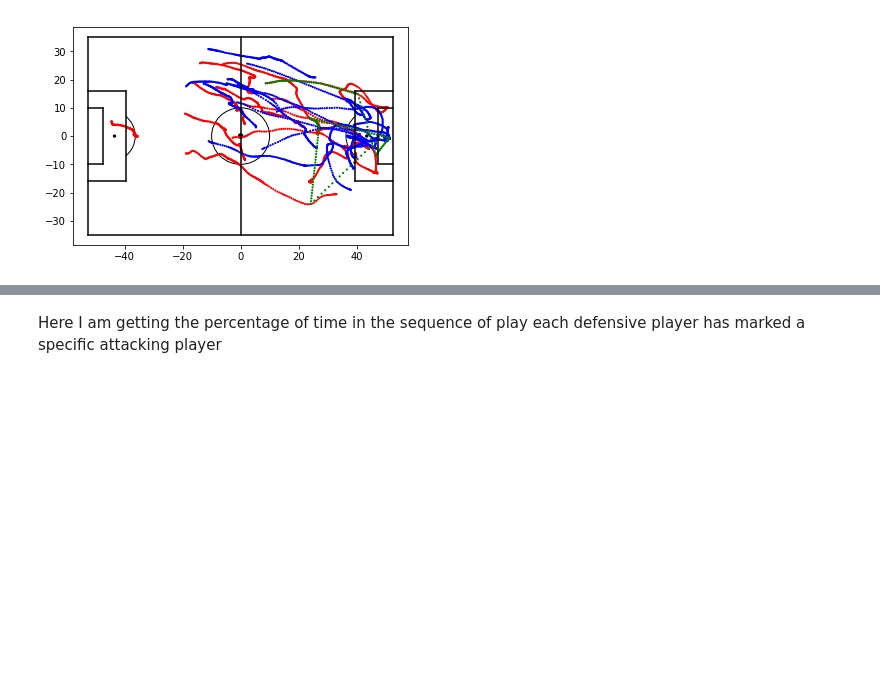
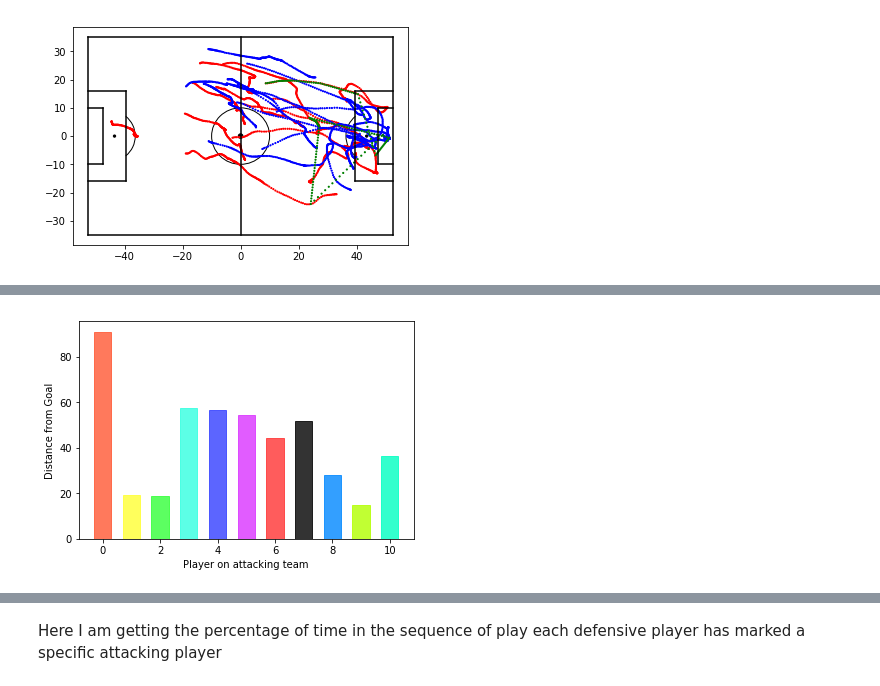
Before and after one commit to raghav96/datascience, a Jupyter notebook: Football Analysis.ipynb, the cells around one changed output, grey strips where cells are left out. Saved outputs shown, nothing was run; the diff lists cells and outputs as text; code cells hidden in the pictures; blank space fills up the shorter version.

```diff
--- a/Football Analysis.ipynb
+++ b/Football Analysis.ipynb
@@ -365,3 +384,42 @@ Now lets try to find out how close the players of the defensive team are to the
 # %%
 def dist(x, y):
     return math.sqrt(math.pow((x[0] - y[0]),2) + math.pow((x[1] - y[1]),2))
+# %%
+def attackingPosition(attack):
+    att_players = np.array_split(attack, 11)
+    distance = []
+    # For each sequence time j
+    for j in range(len(att_players[0])):
+        # for each player on the attacking team k = 1 to 11
+        for k in range(11):
+            # Add the distances of the players on the attacking team to the goal
+            player_dist = min(dist([52.5,-4], att_players[k][j]),dist([52.5,4], att_players[k][j]))
+            distance.append((j,k,player_dist))
+
+    return distance
+
+att_positions = attackingPosition(list_att)
+att_values = pd.DataFrame(att_positions, columns = ['time', 'player', 'dist'])
+players = att_values.groupby(['player']).mean()
+# %%
+def plotDistanceFromGoal(player_distances):
+    ig, ax = plt.subplots()
+    index = np.arange(0,11)
+    bar_width = 0.6
+    opacity = 0.8
+
+    dist = plt.bar(index, player_distances, bar_width,
+                     alpha=opacity,
+                     label='Attacking team')
+    # Some fun with colors
+    colors = ["#FF5733", "#FFFF33", "#33FF39", "#33FFE0", "#333FFF", "#DA33FF", "#FF3333", "#000000", "#0087FF", "#B2FF00", "#00FFC1"]
+    i = 0
+    for color in colors:
+        dist[i].set_color(color)
+        i+=1
+    plt.xlabel("Player on attacking team")
+    plt.ylabel("Distance from Goal")
+    plt.show()
+plotDistanceFromGoal(players['dist'])
+# %% [output]
+[figure, added]
```
Also changed, not shown: parts of 54 cells of this notebook.
